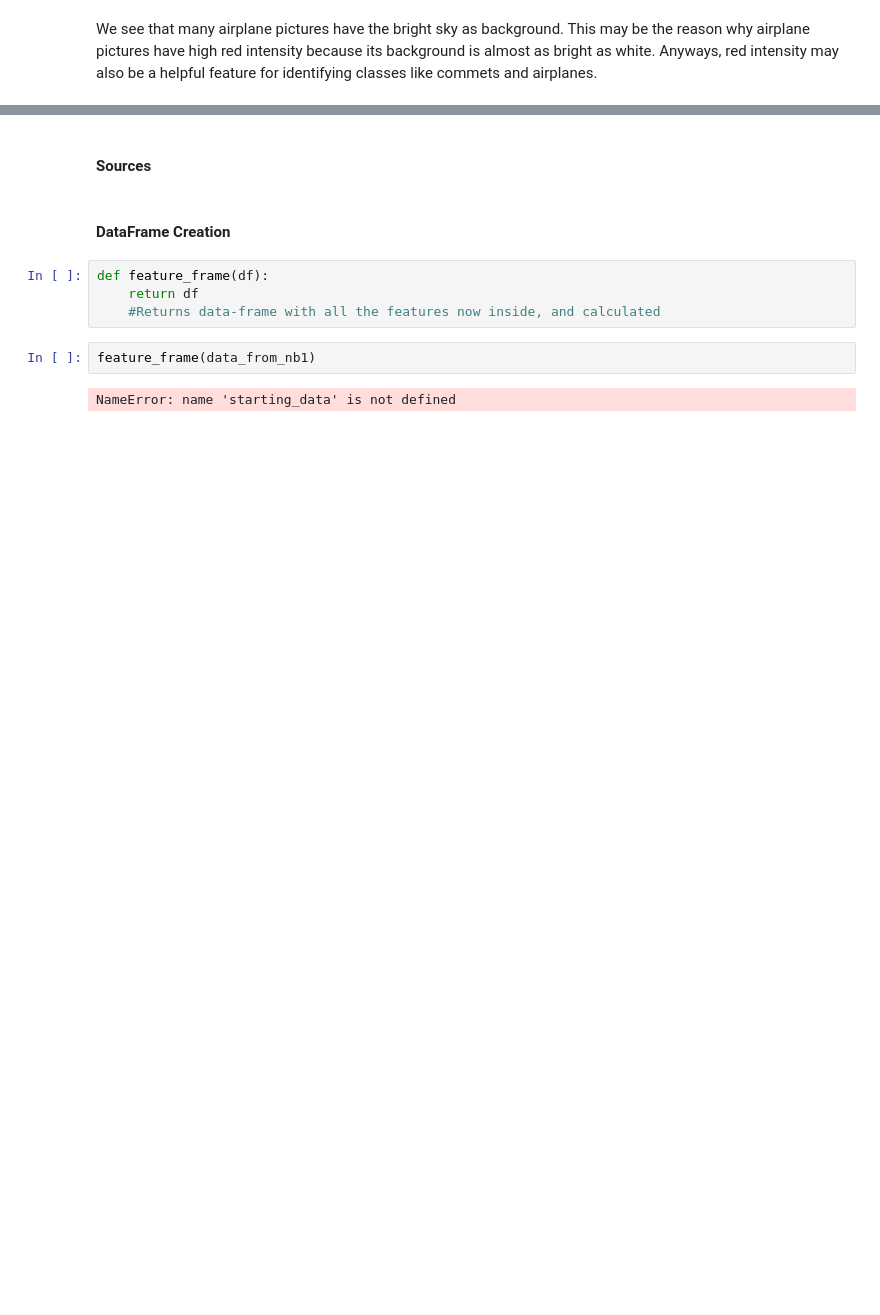
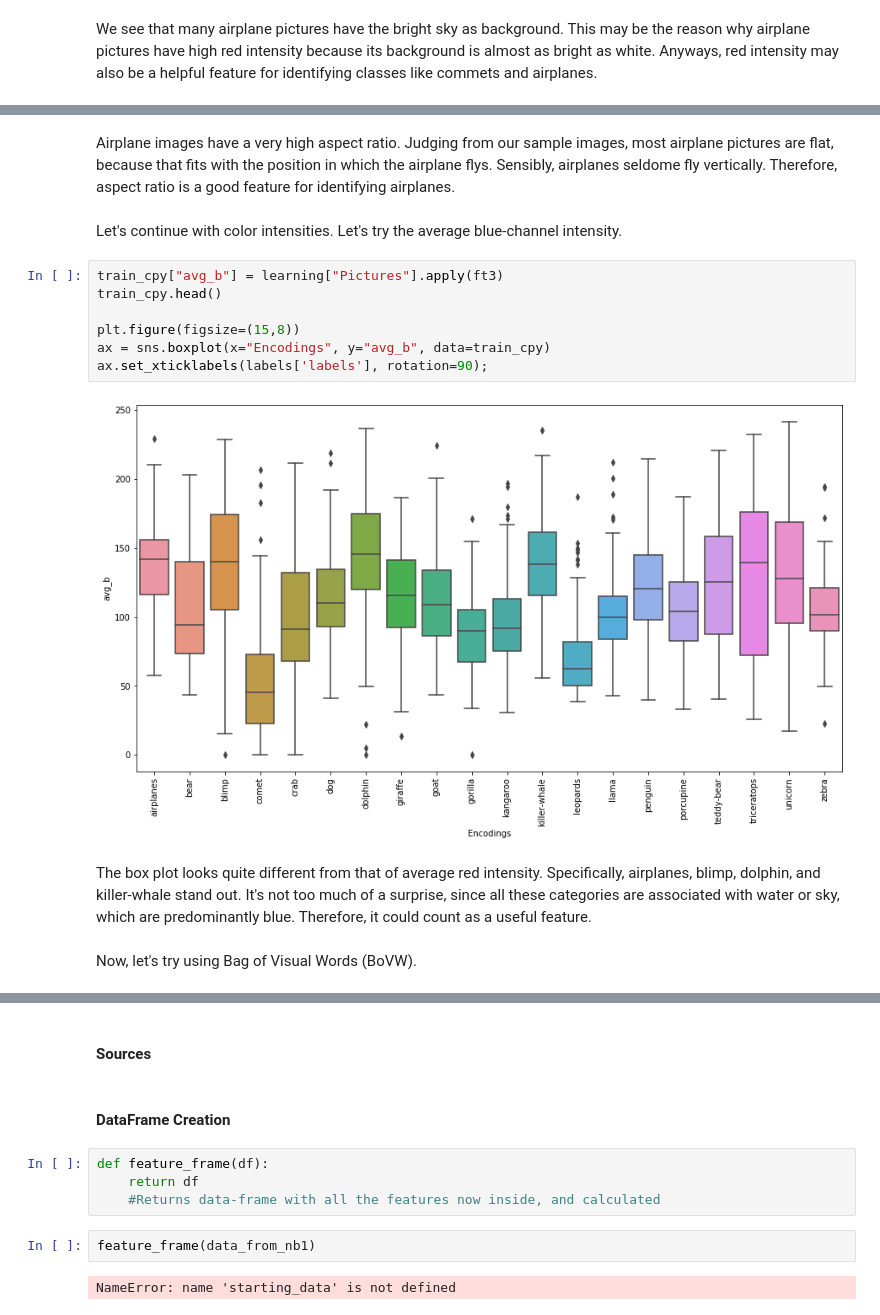
Before and after one commit to JRChow/data-200-grad-proj, a Jupyter notebook: GradProject_NB2.ipynb, the cells around one changed output, grey strips where cells are left out. Cells and saved outputs as stored; diff of their text form; blank space fills up the shorter version.

```diff
--- a/GradProject_NB2.ipynb
+++ b/GradProject_NB2.ipynb
@@ -98,0 +128,17 @@ We see that many airplane pictures have the bright sky as background. This may b
+# %% [markdown]
+Airplane images have a very high aspect ratio. Judging from our sample images, most airplane pictures are flat, because that fits with the position in which the airplane flys. Sensibly, airplanes seldome fly vertically. Therefore, aspect ratio is a good feature for identifying airplanes.
+# %% [markdown]
+Let's continue with color intensities. Let's try the average blue-channel intensity.
+# %%
+train_cpy["avg_b"] = learning["Pictures"].apply(ft3)
+train_cpy.head()
+
+plt.figure(figsize=(15,8))
+ax = sns.boxplot(x="Encodings", y="avg_b", data=train_cpy)
+ax.set_xticklabels(labels['labels'], rotation=90);
+# %% [output]
+[figure, added]
+# %% [markdown]
+The box plot looks quite different from that of average red intensity. Specifically, airplanes, blimp, dolphin, and killer-whale stand out. It's not too much of a surprise, since all these categories are associated with water or sky, which are predominantly blue. Therefore, it could count as a useful feature.
+# %% [markdown]
+Now, let's try using Bag of Visual Words (BoVW).
```
Also changed, not shown: parts of 8 cells of this notebook.
